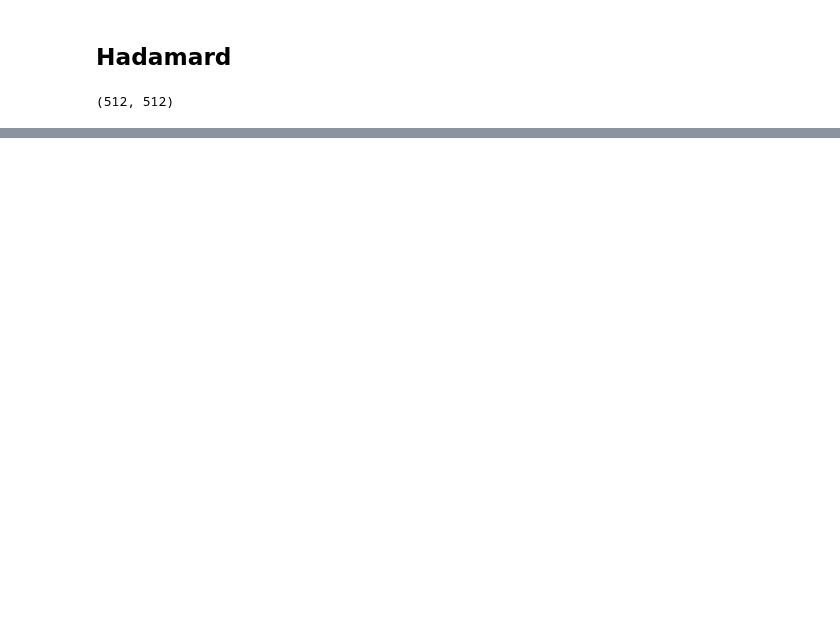
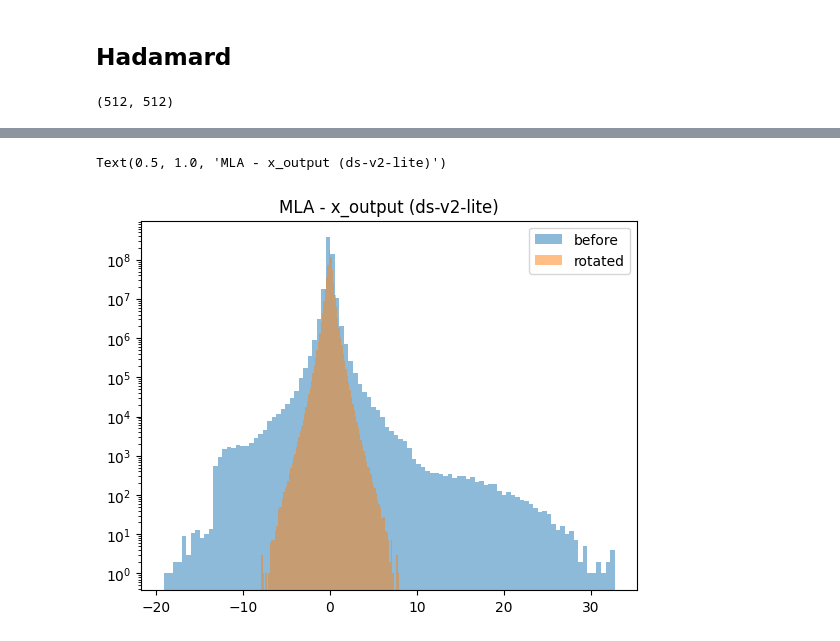
Before and after one commit to learning-chip/DeepSeek-V3, a Jupyter notebook: inference/mla_distribution.ipynb, the cells around one changed output, grey strips where cells are left out. Cells and saved outputs as stored; diff of their text form; code cells hidden in the pictures; blank space fills up the shorter version.

```diff
--- a/inference/mla_distribution.ipynb
+++ b/inference/mla_distribution.ipynb
@@ -112,0 +127,10 @@ plt.hist(kv_cache_all_rotate.flatten(), log=True, bins=20, alpha=0.5);
+# %%
+x_output_all_rotate = x_output_all @ H
+# %%
+plt.hist(x_output_all.flatten(), log=True, bins=100, alpha=0.5, label="before");
+plt.hist(x_output_all_rotate.flatten(), log=True, bins=100, alpha=0.5, label="rotated");
+plt.legend()
+plt.title("MLA - x_output (ds-v2-lite)")
+# %% [output]
+Text(0.5, 1.0, 'MLA - x_output (ds-v2-lite)')
+[figure, added]
```
Also changed, not shown: parts of 17 cells of this notebook.
